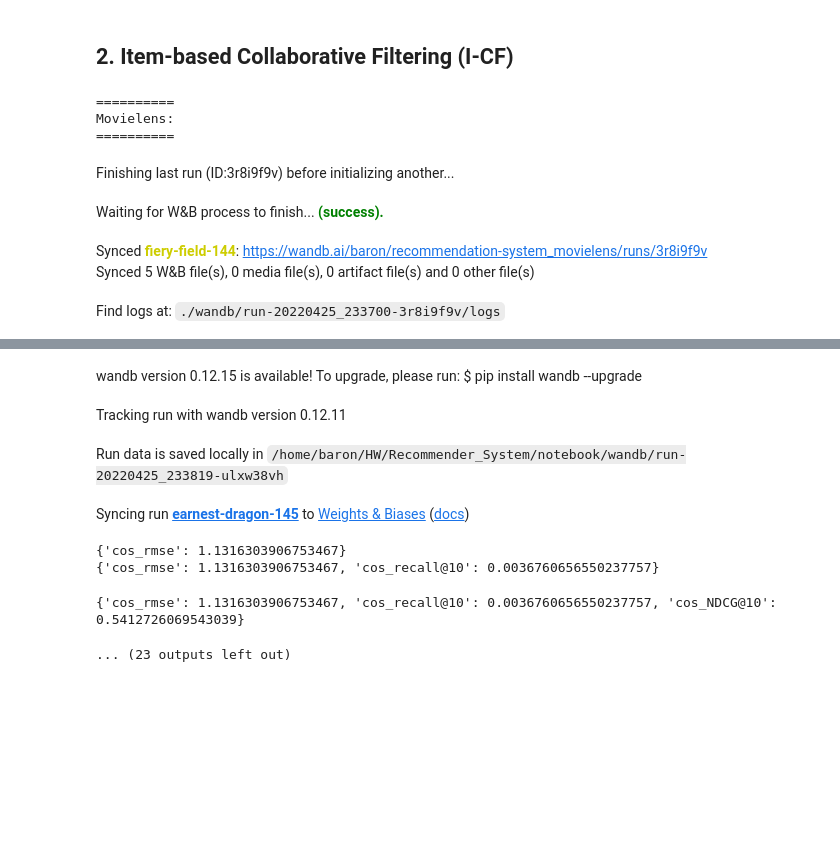
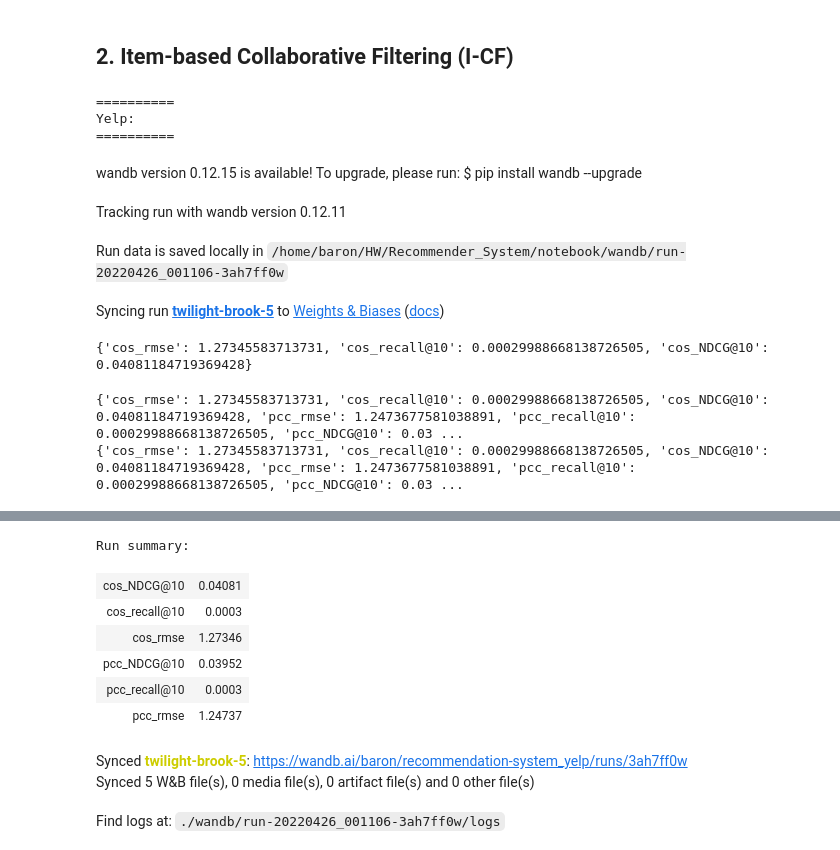
Before and after one commit to Baron1014/recommender_system, a Jupyter notebook: notebook/Rec_Sys.ipynb, the cells around one changed output, grey strips where cells are left out. Drawn from its saved outputs; the diff is of its cells as text; code cells hidden in the pictures; blank space fills up the shorter version.

Commit message:
ucf add wandb log

```diff
--- a/notebook/Rec_Sys.ipynb
+++ b/notebook/Rec_Sys.ipynb
@@ -239,6 +251,7 @@ Douban Book:
 ## 2. Item-based Collaborative Filtering (I-CF)
 # %%
 from scipy import sparse
+import pandas as pd
 from util.mywandb import WandbLog
 
 def item_sim_score(users, items, train_data, test_data, k=int(config['CF']['user_K'])):
@@ -315,24 +328,22 @@ def item_sim_score(users, items, train_data, test_data, k=int(config['CF']['user
 
 
         # 各評估指標
+        delta_list = pd.Series(delta_list, dtype=object).fillna(0).tolist()
         evaluation[f'{s}_rmse']= util.rmse(delta_list)
-        print(evaluation)
         evaluation[f'{s}_recall@10'] = recall_k(item_test, predict_array)
-        print(evaluation)
         evaluation[f'{s}_NDCG@10']=ndcg_score(item_test, predict_array.toarray(), k=10)
-        print(evaluation)
 
     return evaluation
 
-print("==========\nMovielens:\n==========")
-wandb.init(project=config['general']['movielens'],
-                        entity=config['general']['entity'],
-                        group="ICF")
-wandb_log = WandbLog()
-movie_reuslt = item_sim_score(len_users, movies, training_data, testing_data)
-wandb_log.log_evaluation(movie_reuslt)
-print(movie_reuslt)
-wandb.finish()
+# print("==========\nMovielens:\n==========")
+# wandb.init(project=config['general']['movielens'],
+#                         entity=config['general']['entity'],
+#                         group="ICF")
+# wandb_log = WandbLog()
+# movie_reuslt = item_sim_score(len_users, movies, training_data, testing_data)
+# wandb_log.log_evaluation(movie_reuslt)
+# print(movie_reuslt)
+# wandb.finish()
 
 print("==========\nYelp:\n==========")
 wandb.init(project=config['general']['yelp'],
@@ -344,21 +355,23 @@ wandb_log.log_evaluation(yelp_reuslt)
 print(yelp_reuslt)
 wandb.finish()
 
-print("==========\nDouban Book:\n==========")
-wandb.init(project=config['general']['douban'],
-                        entity=config['general']['entity'],
-                        group="ICF")
-wandb_log = WandbLog()
-douban_reuslt = item_sim_score(douban_users, books, douban_training_data, douban_testing_data)
-wandb_log.log_evaluation(douban_reuslt)
-print(douban_reuslt)
-wandb.finish()
+# print("==========\nDouban Book:\n==========")
+# wandb.init(project=config['general']['douban'],
+#                         entity=config['general']['entity'],
+#                         group="ICF")
+# wandb_log = WandbLog()
+# douban_reuslt = item_sim_score(douban_users, books, douban_training_data, douban_testing_data)
+# wandb_log.log_evaluation(douban_reuslt)
+# print(douban_reuslt)
+# wandb.finish()
 # %% [output]
 ==========
-Movielens:
+Yelp:
 ==========
-Finishing last run (ID:3r8i9f9v) before initializing another...
+wandb version 0.12.15 is available! To upgrade, please run: $ pip install wandb --upgrade
-Waiting for W&B process to finish... (success).
+Tracking run with wandb version 0.12.11
-Synced fiery-field-144: https://wandb.ai/baron/recommendation-system_movielens/runs/3r8i9f9v
-Synced 5 W&B file(s), 0 media file(s), 0 artifact file(s) and 0 other file(s)
+Run data is saved locally in /home/baron/HW/Recommender_System/notebook/wandb/run-20220426_001106-3ah7ff0w
-Find logs at: ./wandb/run-20220425_233700-3r8i9f9v/logs
+Syncing run twilight-brook-5 to Weights & Biases (docs)
+{'cos_rmse': 1.27345583713731, 'cos_recall@10': 0.00029988668138726505, 'cos_NDCG@10': 0.04081184719369428}
+{'cos_rmse': 1.27345583713731, 'cos_recall@10': 0.00029988668138726505, 'cos_NDCG@10': 0.04081184719369428, 'pcc_rmse': 1.2473677581038891, 'pcc_recall@10': 0.00029988668138726505, 'pcc_NDCG@10': 0.03 ...
+{'cos_rmse': 1.27345583713731, 'cos_recall@10': 0.00029988668138726505, 'cos_NDCG@10': 0.04081184719369428, 'pcc_rmse': 1.2473677581038891, 'pcc_recall@10': 0.00029988668138726505, 'pcc_NDCG@10': 0.03 ...
@@ -366,8 +379,10 @@ Successfully finished last run (ID:3r8i9f9v). Initializing new run:
+Run summary:
+| cos_NDCG@10 | 0.04081 |
+| cos_recall@10 | 0.0003 |
+| cos_rmse | 1.27346 |
+| pcc_NDCG@10 | 0.03952 |
+| pcc_recall@10 | 0.0003 |
+| pcc_rmse | 1.24737 |
-wandb version 0.12.15 is available! To upgrade, please run: $ pip install wandb --upgrade
+Synced twilight-brook-5: https://wandb.ai/baron/recommendation-system_yelp/runs/3ah7ff0w
+Synced 5 W&B file(s), 0 media file(s), 0 artifact file(s) and 0 other file(s)
-Tracking run with wandb version 0.12.11
+Find logs at: ./wandb/run-20220426_001106-3ah7ff0w/logs
-Run data is saved locally in /home/baron/HW/Recommender_System/notebook/wandb/run-20220425_233819-ulxw38vh
-Syncing run earnest-dragon-145 to Weights & Biases (docs)
-{'cos_rmse': 1.1316303906753467}
-{'cos_rmse': 1.1316303906753467, 'cos_recall@10': 0.0036760656550237757}
-{'cos_rmse': 1.1316303906753467, 'cos_recall@10': 0.0036760656550237757, 'cos_NDCG@10': 0.5412726069543039}
-... (23 outputs left out)
```
Also changed, not shown: parts of 2 cells of this notebook, 1 other file.
